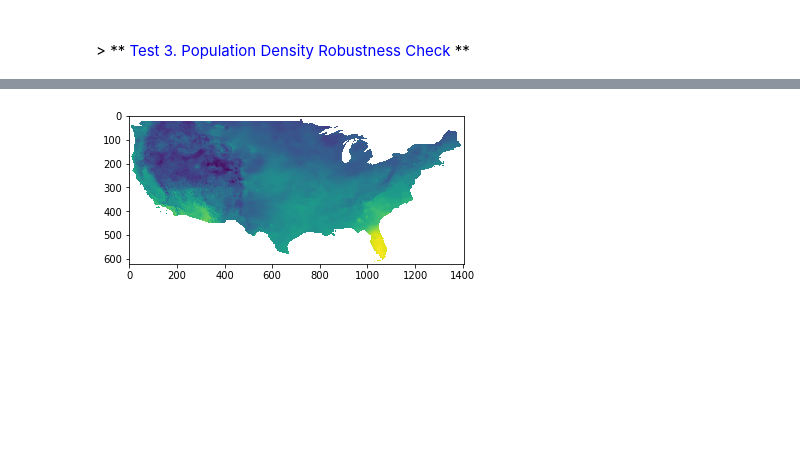
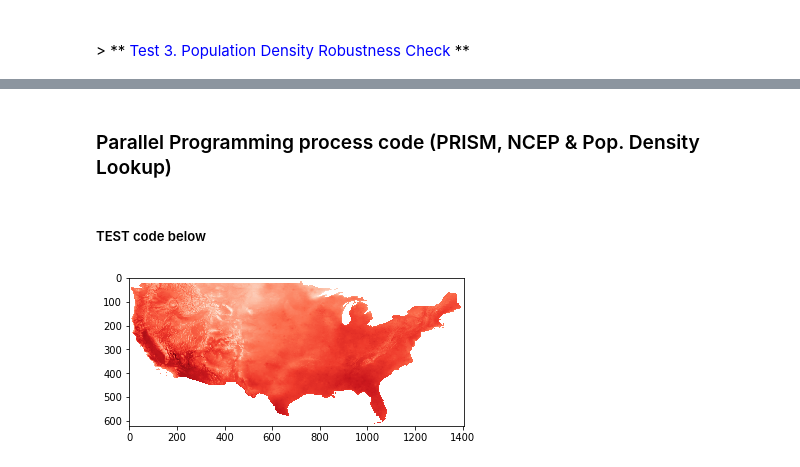
Before and after one commit to ShawnHouCHN/Large-scale-social-media-data-as-a-sensor-for-public-opinion-on-climate-change, a Jupyter notebook: Data Preprocessing & Modelling.ipynb, the cells around one changed output, grey strips where cells are left out. Saved outputs shown, nothing was run; the diff lists cells and outputs as text; code cells hidden in the pictures; blank space fills up the shorter version.

```diff
--- a/Data Preprocessing & Modelling.ipynb
+++ b/Data Preprocessing & Modelling.ipynb
@@ -625,17 +749,22 @@ def getWeatherNormalGHCND(locs_df, date, n, M, Regressor):
+# %% [markdown]
+### Parallel Programming process code (PRISM, NCEP & Pop. Density Lookup)
+# %% [markdown]
+##### TEST code below
 # %%
-filename=r'/vsizip/C:\WorkingGround\Master Thesis\data\daily PRISM dataframes\PRISM_tmax_stable_4kmD1_20160101_20161231_bil.zip\PRISM_tmax_stable_4kmD1_20160102_bil.bil'
+filename=r'/vsizip/C:\WorkingGround\Master Thesis\data\daily PRISM dataframes\PRISM_tmax_stable_4kmD1_20160101_20161231_bil.zip\PRISM_tmax_stable_4kmD1_20160601_bil.bil'
 gdal.GetDriverByName('EHdr').Register()
 Regressor='Radius'
 n=5
 img = gdal.Open(filename, GA_ReadOnly)
 band = img.GetRasterBand(1)
 nodatavalue = band.GetNoDataValue()
 prism_array = band.ReadAsArray().astype(np.float32)
 # prism_nodata = prism_band.GetNoDataValue()
 prism_array[prism_array == nodatavalue] = np.nan
 prism_ds = None
-
-plt.imshow(prism_array, cmap='viridis')
+f, axe = plt.subplots(1, 1, sharex=True)
+axe.imshow(prism_array, cmap='Reds')
 plt.show()
+f.savefig('tmax_20160601.png',bbox_inches='tight', pad_inches=0)
 # %% [output]
-[figure, old version]
+[figure, new version]
```
Also changed, not shown: parts of 15 cells of this notebook, 4 other files.
